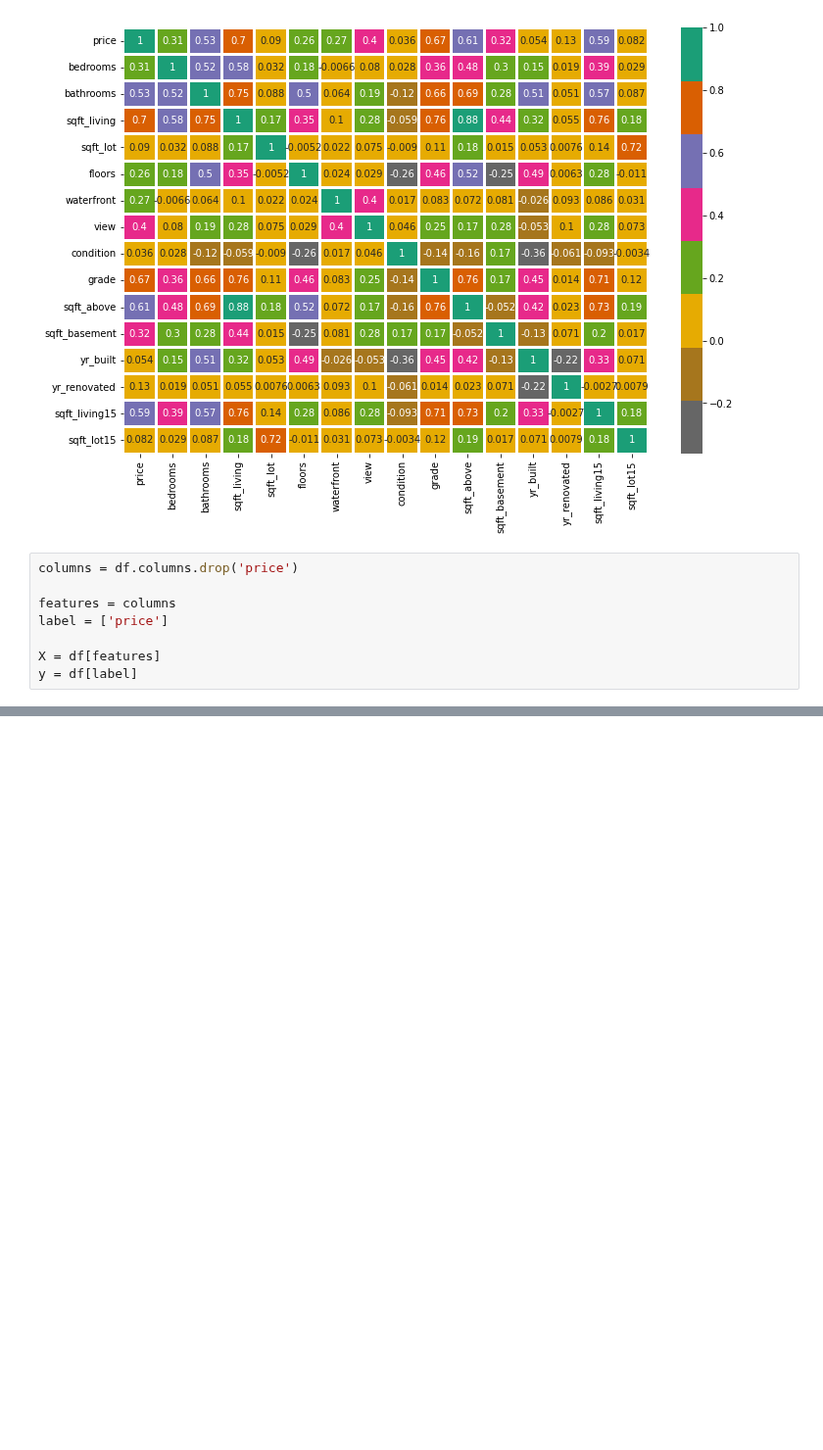
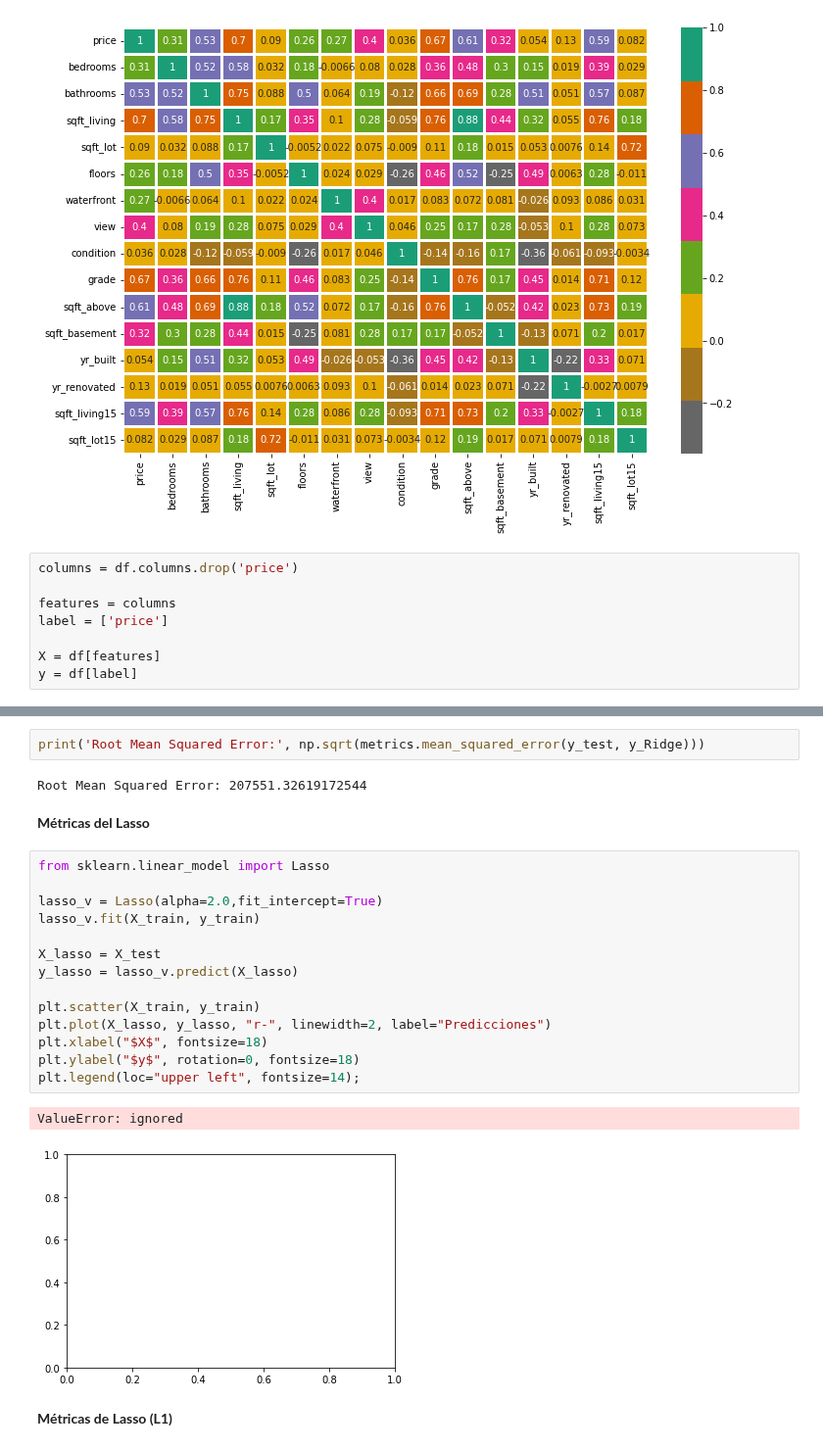
Before and after one commit to PosgradoMNA/actividades-de-aprendizaje-A01793918_HelmyMoreno, a Jupyter notebook: Actividad_7_Regresion_lineal_polinomial.ipynb, the cells around one changed output, grey strips where cells are left out. Shown at 98% size. Drawn from its saved outputs; the diff is of its cells as text; blank space fills up the shorter version.

```diff
--- a/Actividad_7_Regresion_lineal_polinomial.ipynb
+++ b/Actividad_7_Regresion_lineal_polinomial.ipynb
@@ -530,0 +667,25 @@ print('r2_score',r2_score(y, y_test))
+# %%
+print('Root Mean Squared Error:', np.sqrt(metrics.mean_squared_error(y_test, y_Ridge)))
+# %% [output]
+Root Mean Squared Error: 207551.32619172544
+# %% [markdown]
+**Métricas del Lasso**
+# %%
+from sklearn.linear_model import Lasso
+
+lasso_v = Lasso(alpha=2.0,fit_intercept=True)
+lasso_v.fit(X_train, y_train)
+
+X_lasso = X_test
+y_lasso = lasso_v.predict(X_lasso)
+
+plt.scatter(X_train, y_train)
+plt.plot(X_lasso, y_lasso, "r-", linewidth=2, label="Predicciones")
+plt.xlabel("$X$", fontsize=18)
+plt.ylabel("$y$", rotation=0, fontsize=18)
+plt.legend(loc="upper left", fontsize=14);
+# %% [output]
+ValueError: ignored
+[figure, added]
+# %% [markdown]
+**Métricas de Lasso (L1)**
```
Also changed, not shown: parts of 37 cells of this notebook.
